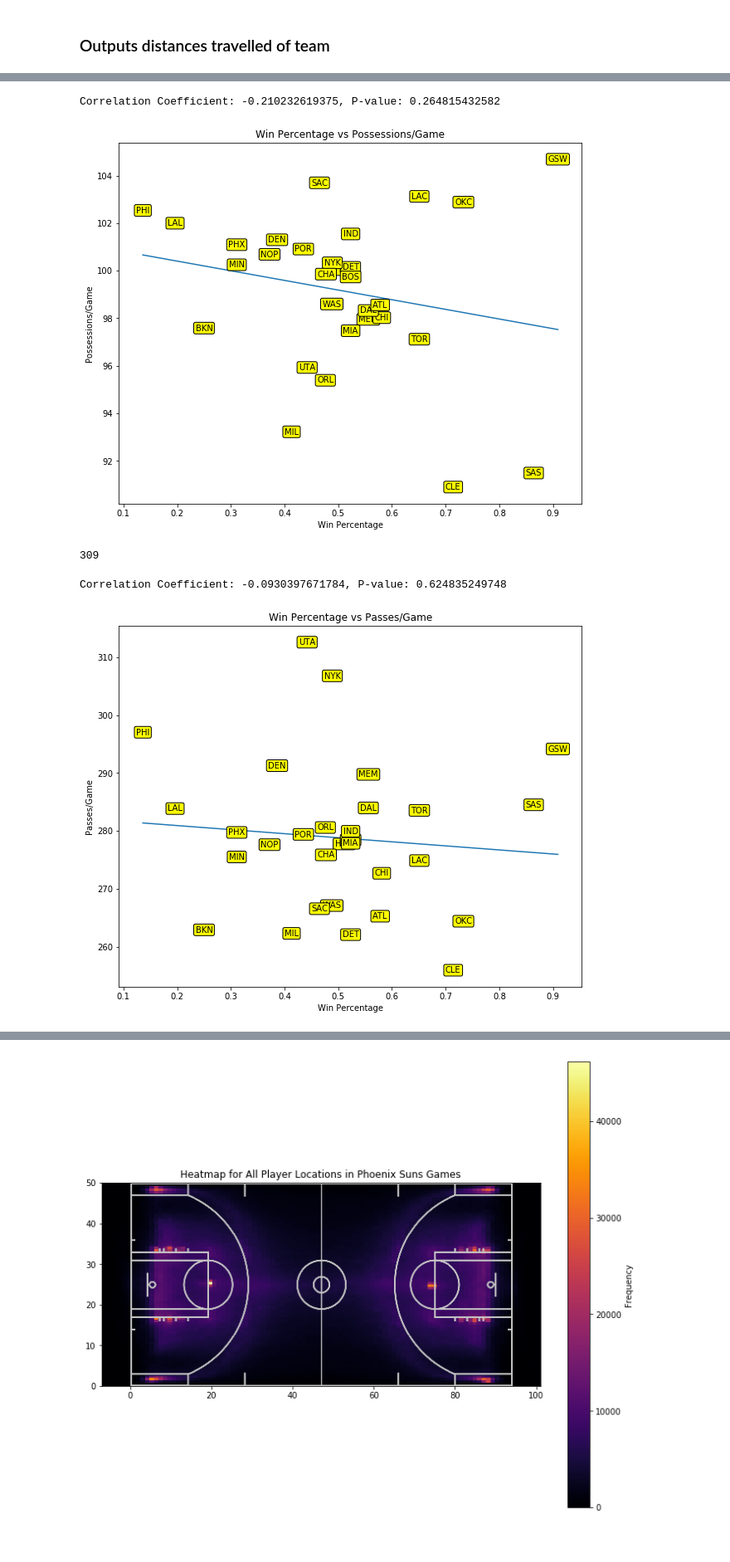
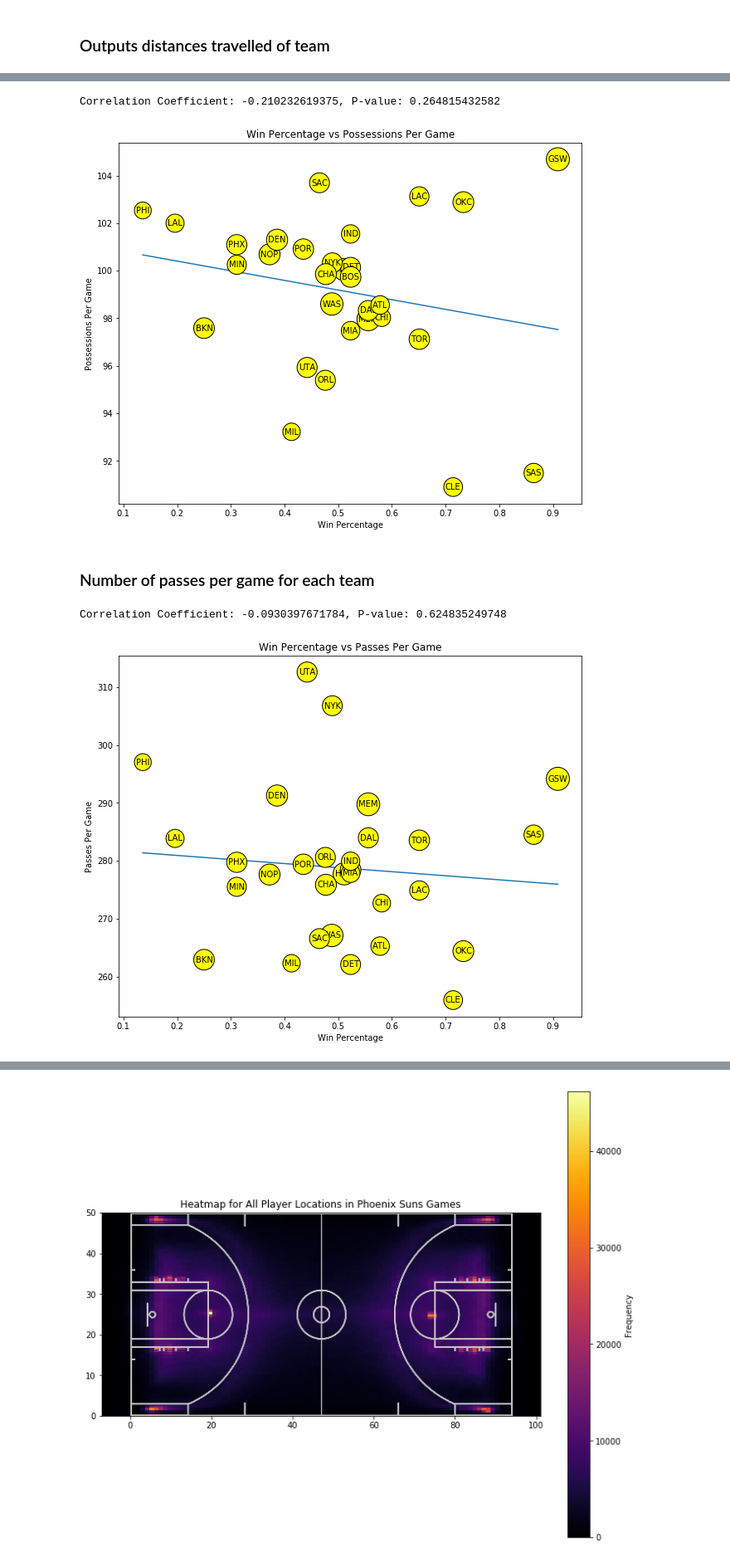
Before and after one commit to jtliao/nba-tracking-data-analysis, a Jupyter notebook: functions.ipynb, the cells around one changed output, grey strips where cells are left out. Shown at 83% size. Drawn from its saved outputs; the diff is of its cells as text; code cells hidden in the pictures.

```diff
--- a/functions.ipynb
+++ b/functions.ipynb
@@ -293,0 +341,3 @@ plt.show()
+# %%
+for players in sorted(label_to_players.values(), key=lambda x:len(x)):
+    print players
@@ -465,11 +561,11 @@ plt.scatter(winpcts, distances, marker='o')
 
 for team, x, y in zip(teams, winpcts, distances):
     plt.annotate(team, xy=(x, y), xytext=(0, 0), textcoords='offset points', ha='center', va='center',
-                 bbox=dict(boxstyle='round,pad=0.2', fc='yellow', alpha=1))
+                 bbox=dict(boxstyle='circle,pad=0.2', fc='yellow', alpha=1))
 plt.plot(np.unique(winpcts), np.poly1d(np.polyfit(winpcts, distances, 1))(np.unique(winpcts)))
-plt.title("Win Percentage vs Distance Travelled/Game")
+plt.title("Win Percentage vs Distance Travelled Per Game")
 plt.xlabel("Win Percentage")
-plt.ylabel("Distance Travelled/Game (Feet)")
+plt.ylabel("Distance Travelled Per Game (Feet)")
 plt.show()
 # %% [output]
 Correlation Coefficient: -0.301808051121, P-value: 0.10504290953
@@ -507,15 +605,17 @@ plt.scatter(winpcts, possessions, marker='o')
 
 for team, x, y in zip(labels, winpcts, possessions):
     plt.annotate(team, xy=(x, y), xytext=(0, 0), textcoords='offset points', ha='center', va='center',
-                 bbox=dict(boxstyle='round,pad=0.2', fc='yellow', alpha=1))
+                 bbox=dict(boxstyle='circle,pad=0.2', fc='yellow', alpha=1))
 plt.plot(np.unique(winpcts), np.poly1d(np.polyfit(winpcts, possessions, 1))(np.unique(winpcts)))
-plt.title("Win Percentage vs Possessions/Game")
+plt.title("Win Percentage vs Possessions Per Game")
 plt.xlabel("Win Percentage")
-plt.ylabel("Possessions/Game")
+plt.ylabel("Possessions Per Game")
 plt.show()
 # %% [output]
 Correlation Coefficient: -0.210232619375, P-value: 0.264815432582
-[figure, old version]
+[figure, new version]
+# %% [markdown]
+### Number of passes per game for each team
 # %%
 def count_passes(bhs, team):
     num_passes = 0
@@ -531,12 +631,6 @@ def count_passes(bhs, team):
                     num_passes += 1
         last_bh = last_bh[1:]+[bh[0]]
     return num_passes
-# %%
-dists = distances_to_ball("Phoenix Suns", team_specific=False, p=False, num_games=1)
-bhs = get_ballhandlers(dists)
-count_passes(bhs, "Phoenix Suns")
-# %% [output]
-309
 # %%
 # team_to_passes = {}
 team_to_passes = json.load(open("team_to_passes.json"))
@@ -552,26 +646,26 @@ for team, players in team_dists.items():
 # %%
 winpcts = []
 passes = []
 labels = []
 for team, t_passes in team_to_passes.items():
     winpcts.append(team_to_winpct[team])
     passes.append(t_passes)
     labels.append(team_to_abbrev[team])
 
 corr = scipy.stats.pearsonr(passes, winpcts)
 print "Correlation Coefficient: {}, P-value: {}".format(corr[0], corr[1])
 
 plt.figure(figsize=(10, 8))
 plt.scatter(winpcts, passes, marker='o')
 
 for team, x, y in zip(labels, winpcts, passes):
     plt.annotate(team, xy=(x, y), xytext=(0, 0), textcoords='offset points', ha='center', va='center',
-                 bbox=dict(boxstyle='round,pad=0.2', fc='yellow', alpha=1))
+                 bbox=dict(boxstyle='circle,pad=0.2', fc='yellow', alpha=1))
 plt.plot(np.unique(winpcts), np.poly1d(np.polyfit(winpcts, passes, 1))(np.unique(winpcts)))
-plt.title("Win Percentage vs Passes/Game")
+plt.title("Win Percentage vs Passes Per Game")
 plt.xlabel("Win Percentage")
-plt.ylabel("Passes/Game")
+plt.ylabel("Passes Per Game")
 plt.show()
 # %% [output]
 Correlation Coefficient: -0.0930397671784, P-value: 0.624835249748
-[figure, old version]
+[figure, new version]
```
Also changed, not shown: parts of 25 cells of this notebook.
